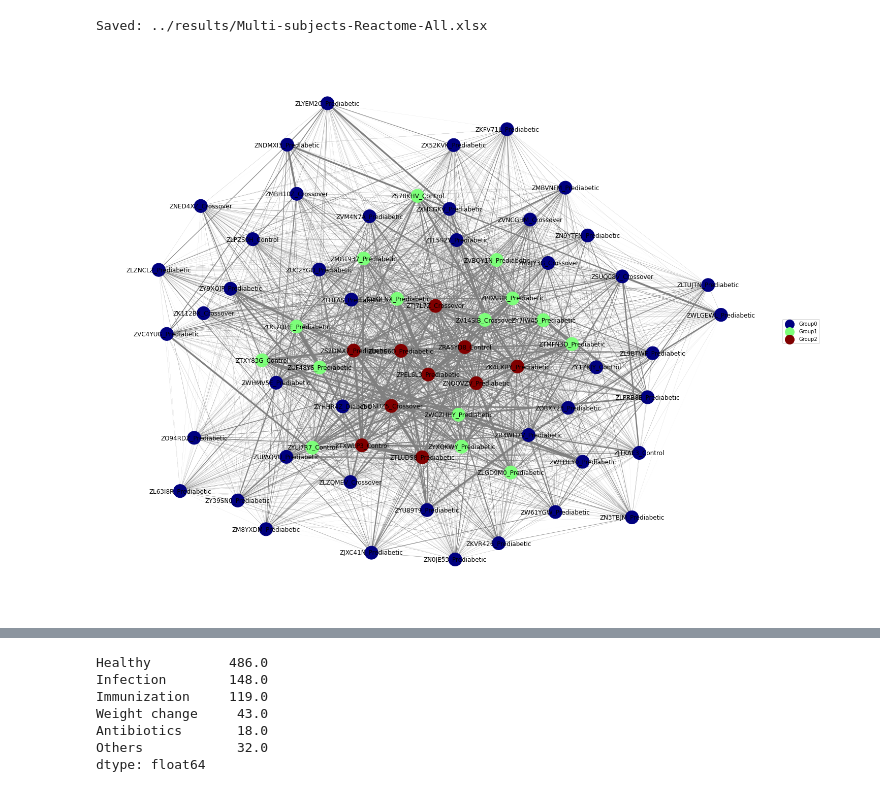
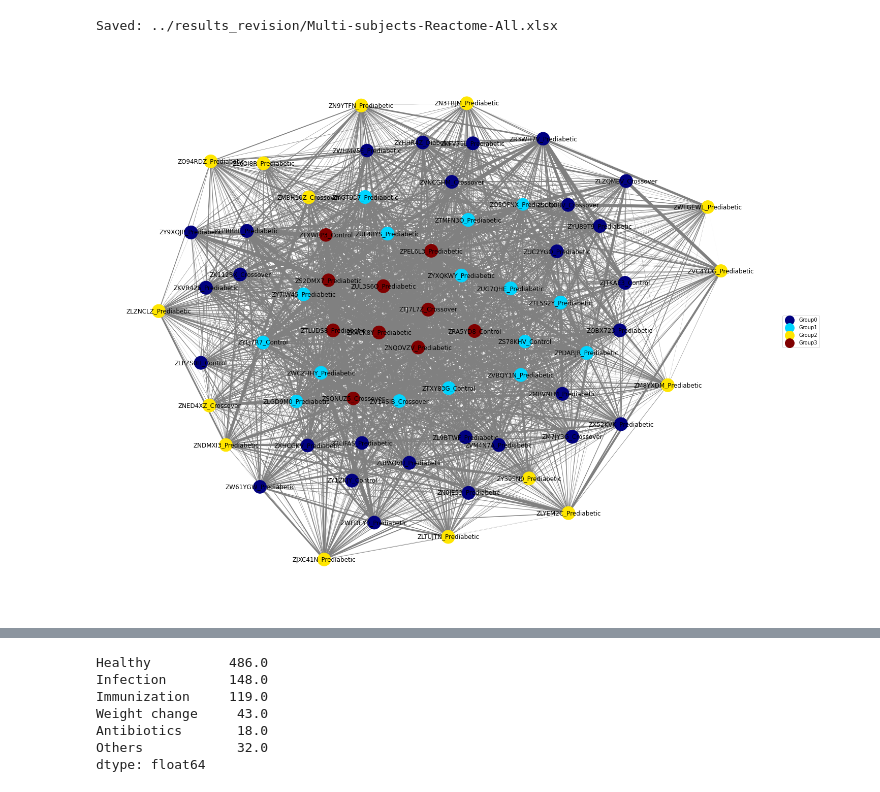
Before and after one commit to gmiaslab/TemporalMultiomicsDiabetes, a Jupyter notebook: code/Multi-subject similarity analysis.ipynb, the cells around one changed output, grey strips where cells are left out. Drawn from its saved outputs; the diff is of its cells as text; code cells hidden in the pictures.

Commit message:
Updated Revision
Updated for revision

```diff
--- a/code/Multi-subject similarity analysis.ipynb
+++ b/code/Multi-subject similarity analysis.ipynb
@@ -244,8 +263,7 @@ d_quantile_99 = np.quantile(distances,0.01)
 # %%
 ### build the network by compare the common genes' distance between two subjects
 ### if the network is saved from first running, we can skip this step to save time
-### ************** High time cost step, It may take 2~3 hours ************* ###
-d_quantile_99 = 19.682675668054667 #use this value or use the value calculated last step
+### ************** High time cost step, It may take >3 hours ************* ###
 
 edgelist = []
 nodelist = []
@@ -257,9 +275,9 @@ for i in range(len(dflist)-1):
 
     for j in range(i+1,len(dflist)):
         data2 = dflist[j]
-        linked, total,linkedGenes =fs.calculateLinksBetweenSubjectsByDistance(data1,data2,d_quantile_99) #using distance
+        linked, total,linkedGenes = calculateLinksBetweenSubjectsByCorrelation(data1,data2,d_quantile_99) #using distance
 
-        if d_linked != 0:
+        if linked != 0:
             edgelist.append([subject_pool[i],subject_pool[j],linked/total]) # normalize the edge
             linkedGenesDict[(subject_pool[i],subject_pool[j])] = linkedGenes
 
@@ -279,17 +297,17 @@ node_df = pd.DataFrame(nodelist, columns=['id','types','label'])
 # %%
-# ### if the network files are saved, we can reload them
+### if the network files are saved, we can reload them
 
-# node_df = pd.read_csv(resultDir + 'node.csv',header=0)
-# edge_df = pd.read_csv(resultDir + 'edge.csv',header=0)
-# linkedGenes_df = pd.read_csv(resultDir + 'linkedGenes.csv',header=0)
+node_df = pd.read_csv(resultDir + 'node.csv',header=0)
+edge_df = pd.read_csv(resultDir + 'edge.csv',header=0)
+linkedGenes_df = pd.read_csv(resultDir + 'linkedGenes.csv',header=0)
 
-# ### from linkedGenes_df to get dict
+### from linkedGenes_df to get dict
 
-# linkedGenesDict = {}
-# for index, row in linkedGenes_df.iterrows():
-#     s = row.subjects
-#     g = row.linkedGenes
-#     linkedGenesDict[tuple(re.findall(r"'(.*?)'", s, re.DOTALL))] = re.findall(r"'(.*?)'", g, re.DOTALL)
+linkedGenesDict = {}
+for index, row in linkedGenes_df.iterrows():
+    s = row.subjects
+    g = row.linkedGenes
+    linkedGenesDict[tuple(re.findall(r"'(.*?)'", s, re.DOTALL))] = re.findall(r"'(.*?)'", g, re.DOTALL)
 # %%
 # create subjects network
 G = nx.from_pandas_edgelist(edge_df, 'source', 'target', 'weight')
@@ -367,43 +378,43 @@ def plotCommunity(G,community,filename,figsize=(24,20),cmap=plt.cm.jet,edge_colo
 
     return None
 # %%
-### we choose optimized K = 3
-k_opt = 3
+### we choose optimized K = 4
+k_opt = 4
 
-### choose the top half genes
-percent = 50
+### choose the top quartile genes
+percent = 25
 
 ### get community structure by k-Mean
 cs = {}
 A = nx.adjacency_matrix(G)
 kmeans = KMeans(n_clusters = k_opt, embedding_method=gsvd)
 labels = kmeans.fit_transform(A)
 for index, key in enumerate(list(G.nodes())):
     cs[key] = labels[index]
 
 ### save kmean community file
 cs_df = pd.DataFrame(cs.items(), columns=['SubjectID', 'kmeanCommunity'])
 
 ### Reactome enrichment
 community_structure = fs.getCommunityStructure(cs)
 end_types_of_subject = [('Crossover','Diabetic','Prediabetic','Control')]
 types_of_subject = ['All']
 
 for i, e in enumerate(end_types_of_subject):
     community_genes_dict = fs.getCommunityTopGenesByFrequencyRanking(community_structure,linkedGenesDict,e,frequencyPercentage=percent)
 
     if len(community_genes_dict) != 0:
         new_community_genes_dict = fs.splitGenes(community_genes_dict)
 
         ReactomeDataFrame = ReactomeAnalysis(new_community_genes_dict)
         appstr = 'Multi-subjects-Reactome-' + types_of_subject[i]
         ExportReactomeEnrichmentReport(ReactomeDataFrame, AppendString=appstr,OutputDirectory=resultDir)
 ##plot network
 filename = resultDir + 'network_spring' +'.png'
 plotCommunity(G,cs,filename,nodeSizeCoefficient=10,weightThicknessCoefficient=50,layout='spring')
 # %% [output]
-Saved: ../results/Multi-subjects-Reactome-All.xlsx
+Saved: ../results_revision/Multi-subjects-Reactome-All.xlsx
-[figure, old version]
+[figure, new version]
 # %%
 cs_df.to_csv(resultDir + "community.csv",index = False)
 # %%
```
Also changed, not shown: parts of 20 cells of this notebook, 27 other files.
